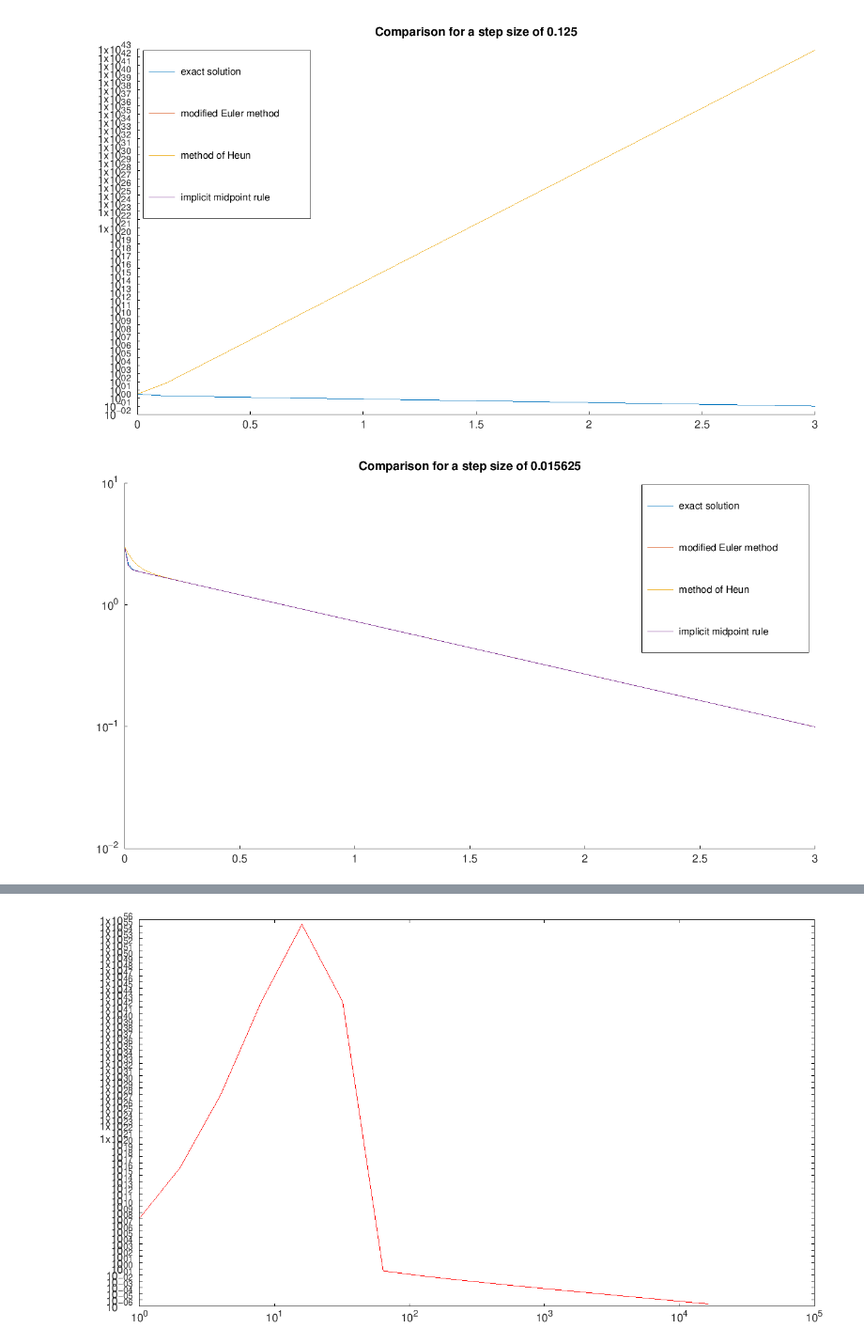
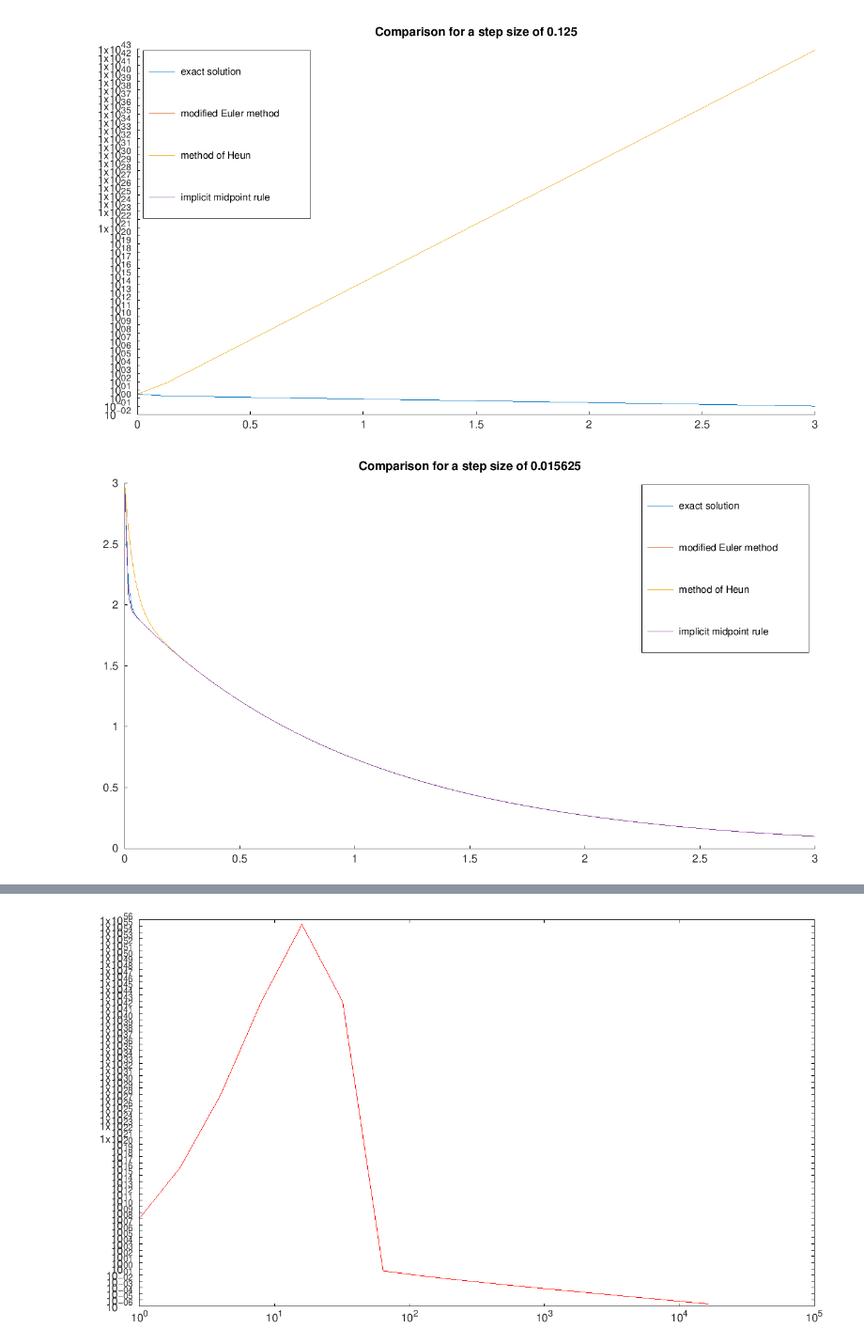
Before and after one commit to maxstollmayer/Advanced-Numerical-Analysis-Course, a Jupyter notebook: exercise32.ipynb, the cells around one changed output, grey strips where cells are left out. Shown: that part at 94% size. Drawn from its saved outputs; the diff is of its cells as text; code cells hidden in the pictures.

```diff
--- a/exercise32.ipynb
+++ b/exercise32.ipynb
@@ -27,15 +27,17 @@ for $y=(y_1,y_2)$ and $F(t, y(t)) = \big(\begin{smallmatrix} 0 & 1 \\ -100 & -10
 # %%
-initial_value = [3, -102]';
+y0 = [3; -102];
 
 interval = [0, 3];
 step_sizes = [1/8, 1/64, 1/256];
 steps = round((interval(2) - interval(1)) ./ step_sizes);
 
 function y_prime = F(t, y)
+    % function of the given ODE
     y_prime = [[0 1];[-100 -101]] * y;
 endfunction
 
 function y = exact(t)
+    % exact solution of the given ODE
     y = 2*exp(-t) + exp(-100*t);
 endfunction
 # %%
@@ -123,16 +125,31 @@ function y = midpoint_rule(F, y0, t, threshold=1e-8, max_iterations=1000)
     endfor
 endfunction
 # %%
-function compare(F, y0, h, loc="northeast")
+function comparison1(F, y0, h, plotter=@plot, loc="northeast")
     t = linspace(0, 3, round(3/h));
 
     hold on
-    semilogy(t, exact(t))
-    semilogy(t, modified_Euler(F, y0, t)'(1,:))
-    semilogy(t, Heun_method(F, y0, t)'(1,:))
-    semilogy(t, midpoint_rule(F, y0, t)'(1,:))
+    plotter(t, exact(t))
+    plotter(t, modified_Euler(F, y0, t)'(1,:))
+    plotter(t, Heun_method(F, y0, t)'(1,:))
+    plotter(t, midpoint_rule(F, y0, t)'(1,:))
 
-    string = sprintf("Comparison for a step size of %g", h);
-    title(string);
+    title_string = sprintf("Comparison for a step size of %g", h);
+    title(title_string);
     legend("exact solution", "modified Euler method", "method of Heun", "implicit midpoint rule", "location", loc);
 endfunction
+
+function comparison2(method, F, y0, steps, plotter=@plot, loc="northeast")
+    hold on
+    for n = steps
+        legend_string = sprintf("h = %g", 3/n);
+        t = linspace(0, 3, n);
+        plotter(t, method(F, y0, t)'(1,:), "DisplayName", legend_string)
+    endfor
+
+    plotter(t, exact(t), "DisplayName", "exact")
+
+    title_string = sprintf("Comparison of %s", inputname(1));
+    title(title_string);
+    legend("location", loc);
+endfunction
@@ -141,7 +164,7 @@ compare(@F, initial_value, 1/8, "northwest")
 # %% [output]
 [figure]
 # %%
-compare(@F, initial_value, 1/64)
+compare(@F, y0, 1/64)
 # %% [output]
-[figure, old version]
+[figure, new version]
 # %%
```
Also changed, not shown: parts of 6 cells of this notebook, 10 other files.
